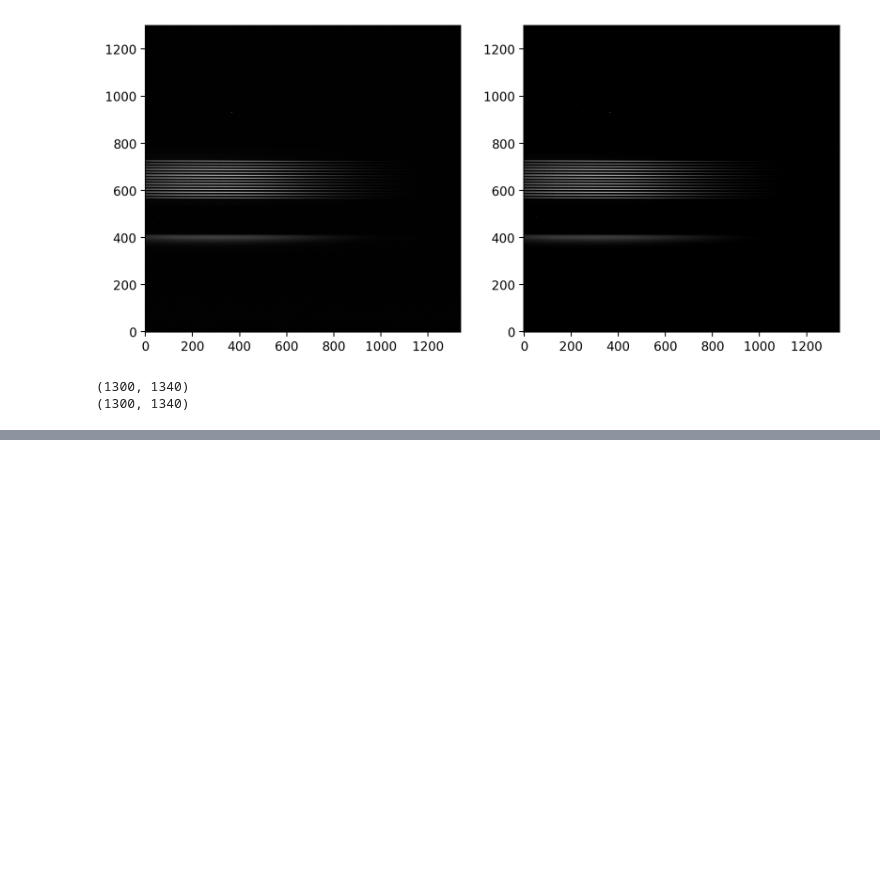
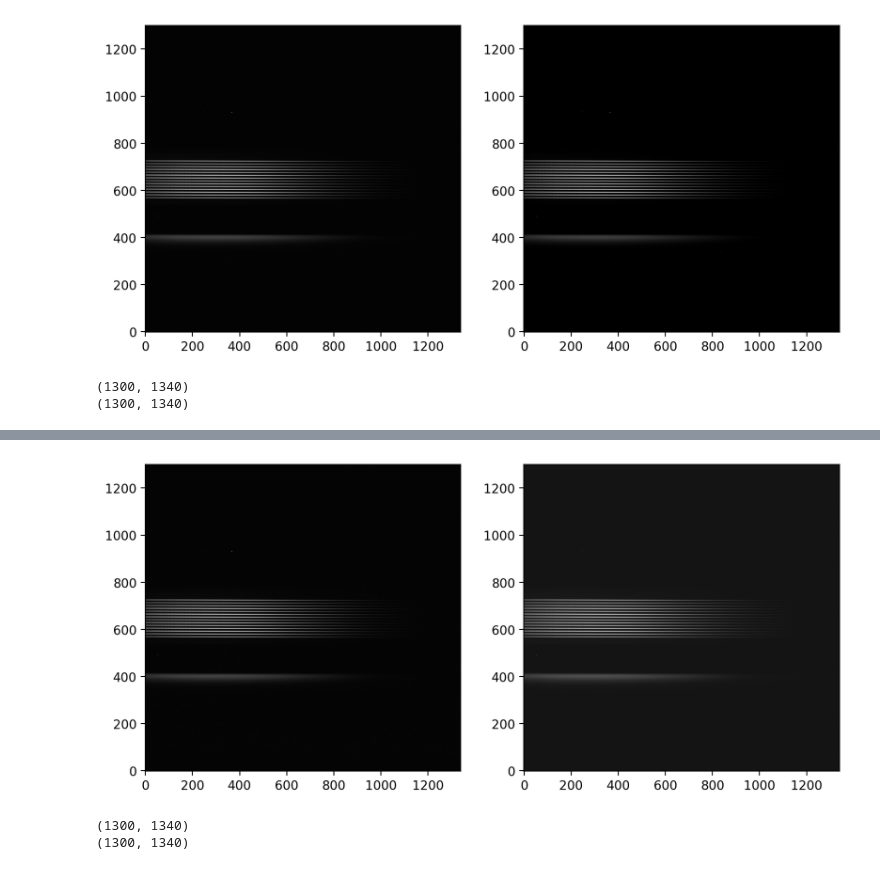
Before and after one commit to hbahk/kspecdr, a Jupyter notebook: notebooks/kspec_commissioning_jan26.ipynb, the cells around one changed output, grey strips where cells are left out. Cells and saved outputs as stored; diff of their text form; code cells hidden in the pictures; blank space fills up the shorter version.

```diff
--- a/notebooks/kspec_commissioning_jan26.ipynb
+++ b/notebooks/kspec_commissioning_jan26.ipynb
@@ -182,3 +182,29 @@ print(var_data.shape)
 [figure]
 (1300, 1340)
 (1300, 1340)
+# %%
+hdul = fits.open(TESTDIR / "flat_00002.fits")
+hdr = hdul[0].header
+# cleaned_hdr = sanitize_header_drop_unparsable(hdr)
+new_hdr = convert_isoplane_header(hdr, ndfclass="MFFFF")
+
+# add fiber table
+add_fiber_table(hdul, n_fibers=14)
+
+# just use the first frame for now
+hdul[0].data = hdul[0].data[0]
+# make new fits file with new header and fiber table
+new_hdr["NAXIS"] = 2
+new_hdr.remove("NAXIS3")
+hdul[0].header = new_hdr
+
+new_fpath = TESTDIR / "cflat_00002.fits"
+hdul.writeto(new_fpath, overwrite=True)
+
+args = {"IMAGE_FILENAME": new_fpath.as_posix()}
+
+make_im(new_fpath.as_posix(),
+        cosmic_ray_method='NONE',
+        bias_filename=mbias_path.as_posix(),
+        use_bias=True,
+        verbose=False)
@@ -184,0 +230,20 @@ print(var_data.shape)
+# %%
+mcflat_path = new_fpath.parent / "mcflat.fits"
+
+combine_image([new_fpath.as_posix().replace("00002.fits", "00001_im.fits"), new_fpath.as_posix().replace("00002.fits", "00002_im.fits")],
+              output_file=mcflat_path.as_posix(),
+              method='MEAN',
+              adjust_levels=True)
+
+
+im = ImageFile(mcflat_path.as_posix(), mode='READ')
+im.open()
+img_data, var_data, fibre_types = read_instrument_data(im, 99)
+
+fig, axes = plt.subplots(1, 2, figsize=(10, 5))
+axes[0].imshow(img_data, cmap='gray', origin='lower')
+axes[1].imshow(var_data, cmap='gray', origin='lower')
+plt.show()
+print(img_data.shape)
+print(var_data.shape)
+# %% [output]
@@ -185 +264,4 @@ print(var_data.shape)
+[figure, added]
+(1300, 1340)
+(1300, 1340)
 # %%
```
Also changed, not shown: parts of 32 cells of this notebook, 1 other file.
